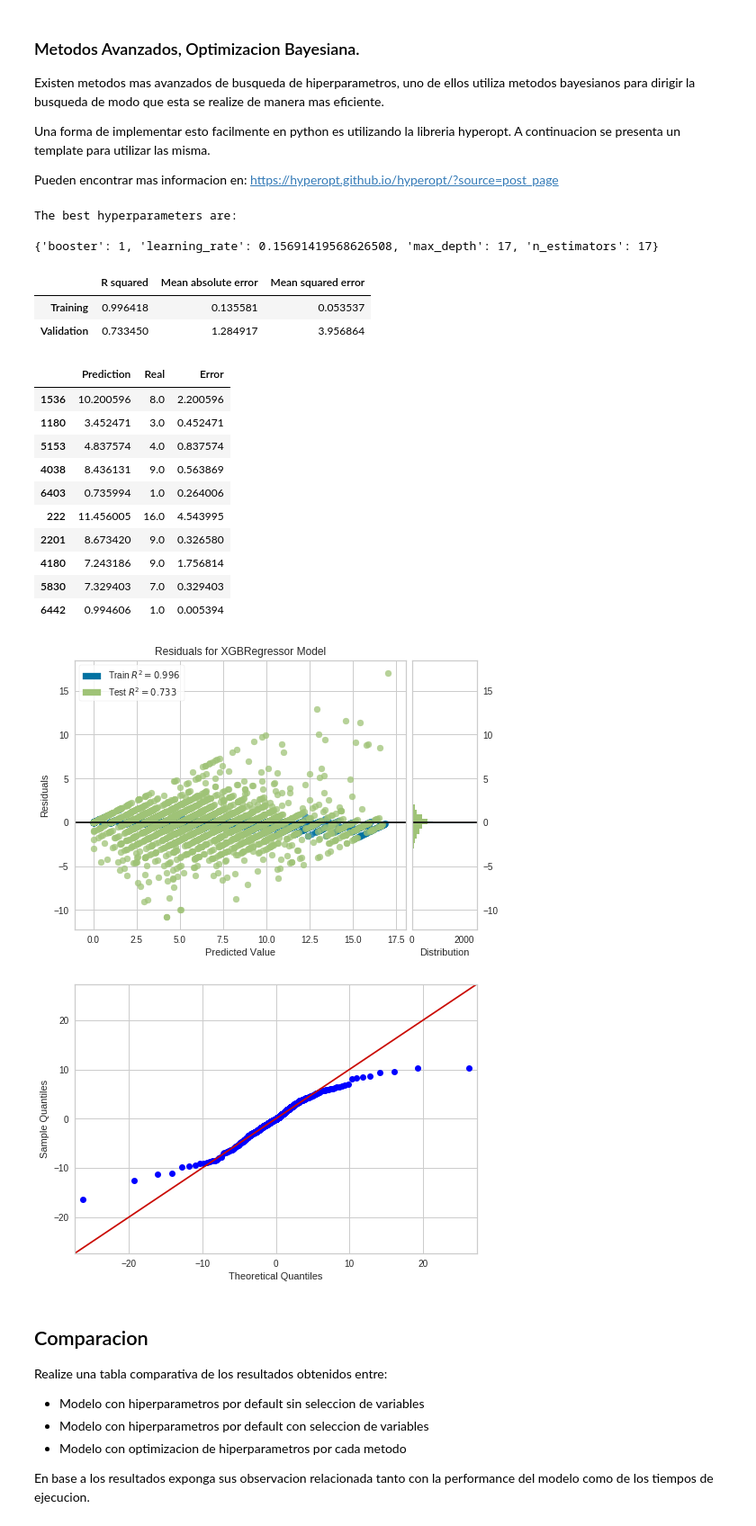
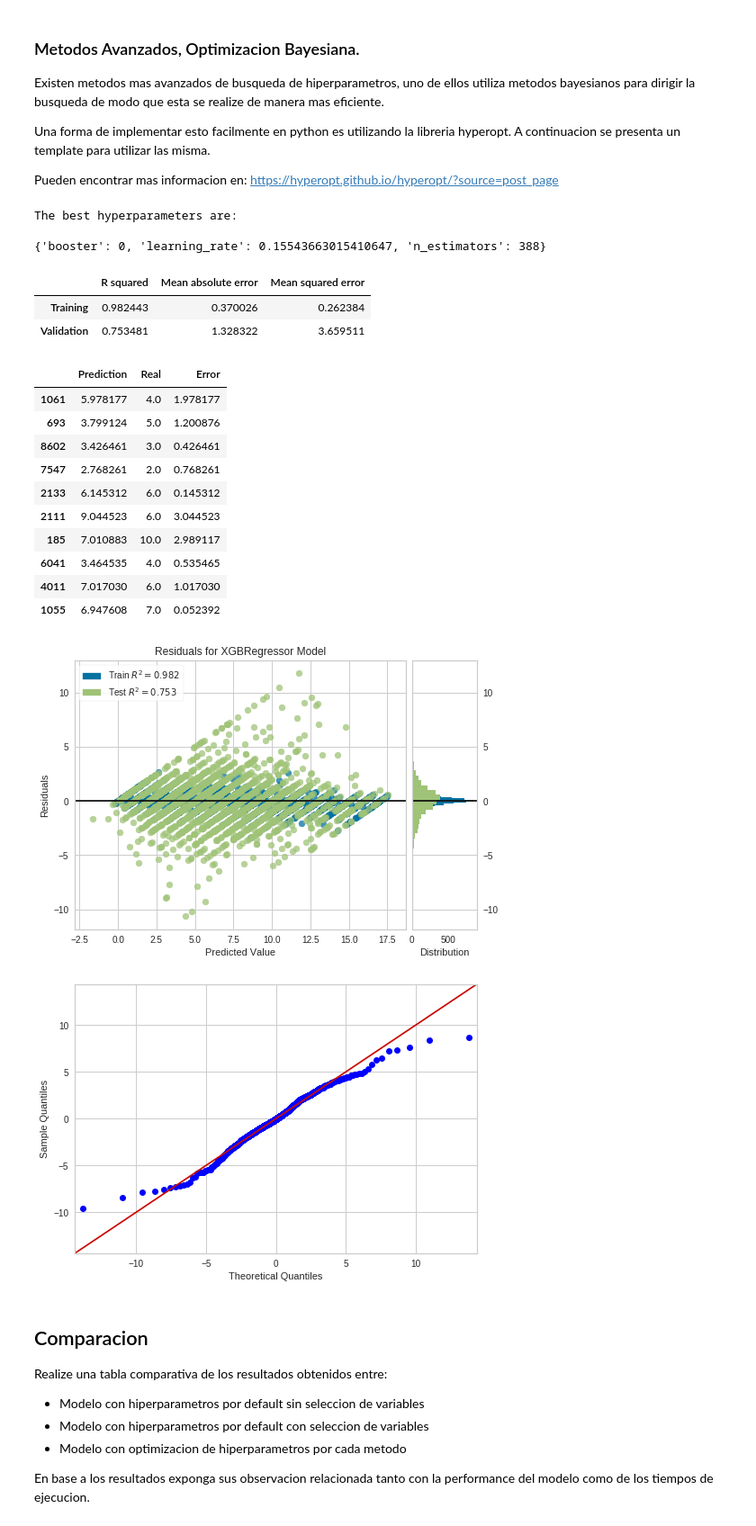
Before and after one commit to georeference-ML-mentoria/AprendizajeAutomatico-, a Jupyter notebook: 4_1_TPractico_Aprendizaje_Automatico_Javi.ipynb, the cells around one changed output. Shown: that part at 90% size. Drawn from its saved outputs; the diff is of its cells as text; code cells hidden in the pictures.

```diff
--- a/4_1_TPractico_Aprendizaje_Automatico_Javi.ipynb
+++ b/4_1_TPractico_Aprendizaje_Automatico_Javi.ipynb
@@ -373,6 +416,12 @@ Existen varias formas de hacer tuneo de hiperparametros, la mejor opcion depende
 Lo primero que debemos definir es un espacio de busqueda, en nuestro caso el modelo cuenta con numerosos hiperparametros, pero utilizarlos a todos representaria un espacio de busqueda muy grande y por ende un costo computacional muy grande.
 
 Consultando la documentacion seleccione entre 3 y 5 parametros de XGBoost y defina un espacio de busqueda que pueda ser utilizado por sklearn.
+# %%
+space = {
+    'n_estimators' : [100, 200, 300, 400, 500],
+    'learning_rate' : [0.0001, 0.001, 0.01, 0.1, 0.2, 0.3],
+    'booster' : ['gbtree', 'gblinear', 'dart']
+}
 # %% [markdown]
 
 ### Random search
@@ -384,0 +432,11 @@ Utilize la funcion de sklearn.model_selection.RandomizedSearchCV para realizar u
+# %%
+regressor = xgb.XGBRegressor(random_state=42)
+
+random_search = RandomizedSearchCV(regressor,
+                                   space,
+                                   random_state=42,
+                                   n_jobs=-1,  # Use all processors.
+                                   verbose=2)
+
+random_search.fit(X_train, y_train)
+random_search.best_params_
@@ -392,0 +484,11 @@ Utilize la funcion de sklearn.model_selection.GridSearchCV para realizar una bus
+# %%
+regressor = xgb.XGBRegressor(random_state=42)
+
+grid_search = GridSearchCV(regressor,
+                           space,
+                           cv=5,
+                           n_jobs=-1,  # Use all processors.
+                           verbose=2)
+
+grid_search.fit(X_train, y_train)
+grid_search.best_params_
@@ -402,10 +541,10 @@ https://hyperopt.github.io/hyperopt/?source=post_page
 # %%
 # Definir espacio de búsqueda.
 space = {
-    'n_estimators': 10 + hp.randint('n_estimators', 20),
-    'max_depth': 10 + hp.randint('max_depth', 20),
+    'n_estimators': 100 + hp.randint('n_estimators', 400),
     'learning_rate': hp.uniform('learning_rate', 0.1, 1.0),
-    'booster' : hp.choice('booster', ['gbtree', 'dart']),
+    'booster' : hp.choice('booster', ['gbtree', 'gblinear', 'dart']),
+    # 'max_depth': 10 + hp.randint('max_depth', 20),
 }
 
 
@@ -413,16 +552,16 @@ def objective(space):
     """
     Función objetivo (para optimizar).
     """
-    regressor = xgb.XGBRegressor(**space)
+    regressor = xgb.XGBRegressor(random_state=42, **space)
 
-    evaluation = [(X_train, y_train), (X_valid, y_valid)]
+    # evaluation = [(X_train, y_train), (X_valid, y_valid)]
 
     regressor.fit(
         X_train,
         y_train,
-        eval_set=evaluation,
-        eval_metric='mae',
-        early_stopping_rounds=10,
+        # eval_set=evaluation,
+        # eval_metric='mae',
+        # early_stopping_rounds=10,
         verbose=False,
     )
 
@@ -451,33 +590,37 @@ print(best_hyperparams)
 # %% [output]
 The best hyperparameters are:
 
-{'booster': 1, 'learning_rate': 0.15691419568626508, 'max_depth': 17, 'n_estimators': 17}
+{'booster': 0, 'learning_rate': 0.15543663015410647, 'n_estimators': 388}
 # %%
 regressor = trials.best_trial['result']['regressor']
 y_train_pred = regressor.predict(X_train)
 y_valid_pred = regressor.predict(X_valid)
 
-display_evaluation_errors(y_train, y_train_pred, y_valid, y_valid_pred)
+bayes_opt_errors_table = make_evaluation_errors_table(y_train,
+                                                      y_train_pred,
+                                                      y_valid,
+                                                      y_valid_pred)
+display(bayes_opt_errors_table)
 display_evaluation_table(y_valid, y_valid_pred)
 show_residuals_plot(regressor, X_train, y_train, X_valid, y_valid)
 show_qq_plot(y_valid, y_valid_pred)
 # %% [output]
 |  | R squared | Mean absolute error | Mean squared error |
-| Training | 0.996418 | 0.135581 | 0.053537 |
-| Validation | 0.733450 | 1.284917 | 3.956864 |
+| Training | 0.982443 | 0.370026 | 0.262384 |
+| Validation | 0.753481 | 1.328322 | 3.659511 |
 |  | Prediction | Real | Error |
-| 1536 | 10.200596 | 8.0 | 2.200596 |
-| 1180 | 3.452471 | 3.0 | 0.452471 |
-| 5153 | 4.837574 | 4.0 | 0.837574 |
-| 4038 | 8.436131 | 9.0 | 0.563869 |
-| 6403 | 0.735994 | 1.0 | 0.264006 |
-| 222 | 11.456005 | 16.0 | 4.543995 |
-| 2201 | 8.673420 | 9.0 | 0.326580 |
-| 4180 | 7.243186 | 9.0 | 1.756814 |
-| 5830 | 7.329403 | 7.0 | 0.329403 |
-| 6442 | 0.994606 | 1.0 | 0.005394 |
+| 1061 | 5.978177 | 4.0 | 1.978177 |
+| 693 | 3.799124 | 5.0 | 1.200876 |
+| 8602 | 3.426461 | 3.0 | 0.426461 |
+| 7547 | 2.768261 | 2.0 | 0.768261 |
+| 2133 | 6.145312 | 6.0 | 0.145312 |
+| 2111 | 9.044523 | 6.0 | 3.044523 |
+| 185 | 7.010883 | 10.0 | 2.989117 |
+| 6041 | 3.464535 | 4.0 | 0.535465 |
+| 4011 | 7.017030 | 6.0 | 1.017030 |
+| 1055 | 6.947608 | 7.0 | 0.052392 |
-[figure, old version]
+[figure, new version]
-[figure, old version]
+[figure, new version]
 # %% [markdown]
 ## Comparacion
 
```
Also changed, not shown: parts of 12 cells of this notebook, 1 other file.
